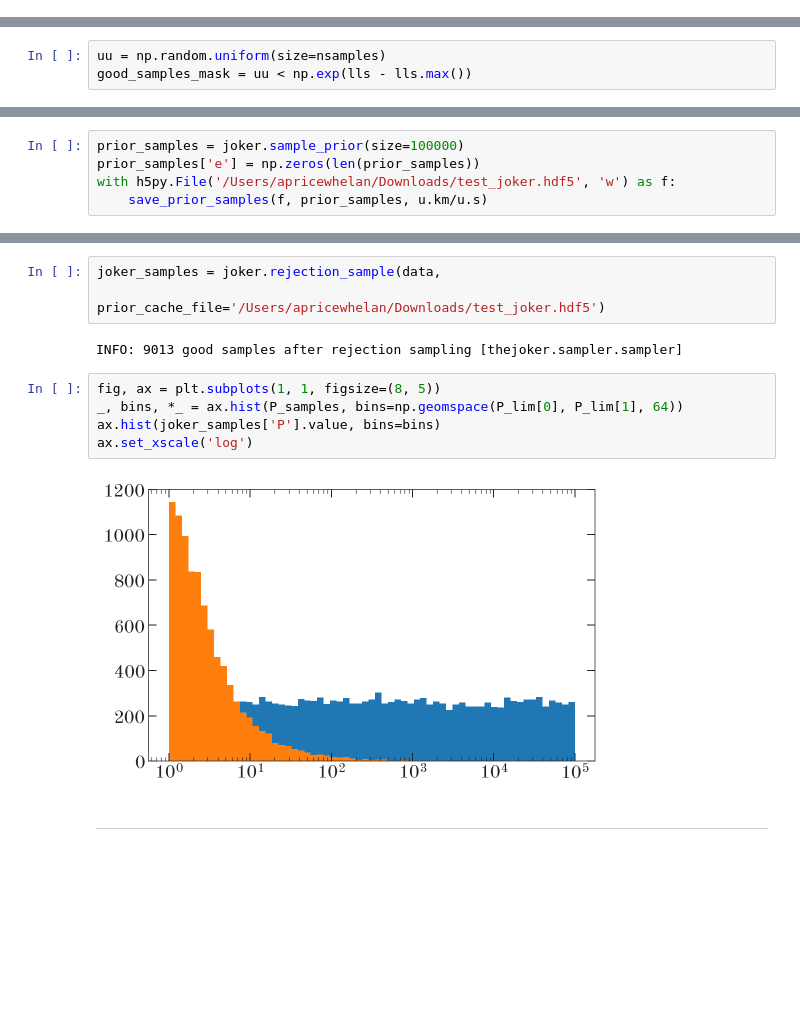
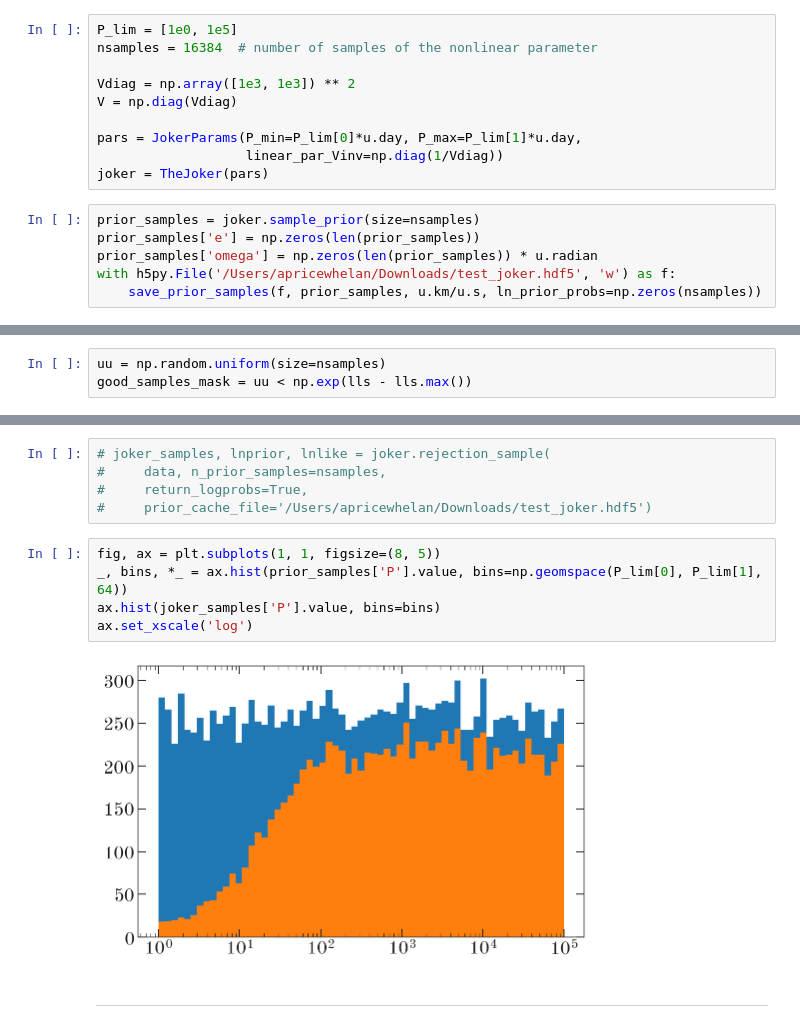
Before and after one commit to adrn/TheSimplestJoker, a Jupyter notebook: ConstCosSin-model.ipynb, the cells around one changed output, grey strips where cells are left out. Cells and saved outputs as stored; diff of their text form; blank space fills up the shorter version.

```diff
--- a/ConstCosSin-model.ipynb
+++ b/ConstCosSin-model.ipynb
@@ -8,3 +19,19 @@ from scipy.stats import multivariate_normal
+# %%
+P_lim = [1e0, 1e5]
+nsamples = 16384  # number of samples of the nonlinear parameter
+
+Vdiag = np.array([1e3, 1e3]) ** 2
+V = np.diag(Vdiag)
+
+pars = JokerParams(P_min=P_lim[0]*u.day, P_max=P_lim[1]*u.day,
+                   linear_par_Vinv=np.diag(1/Vdiag))
+joker = TheJoker(pars)
+# %%
+prior_samples = joker.sample_prior(size=nsamples)
+prior_samples['e'] = np.zeros(len(prior_samples))
+prior_samples['omega'] = np.zeros(len(prior_samples)) * u.radian
+with h5py.File('/Users/apricewhelan/Downloads/test_joker.hdf5', 'w') as f:
+    save_prior_samples(f, prior_samples, u.km/u.s, ln_prior_probs=np.zeros(nsamples))
 # %% [markdown]
 Make fake data:
 # %%
@@ -90,5 +115,0 @@ WARNING: ErfaWarning: ERFA function "taiutc" yielded 1 of "dubious year (Note 4)
-# %%
-prior_samples = joker.sample_prior(size=100000)
-prior_samples['e'] = np.zeros(len(prior_samples))
-with h5py.File('/Users/apricewhelan/Downloads/test_joker.hdf5', 'w') as f:
-    save_prior_samples(f, prior_samples, u.km/u.s)
@@ -95,15 +156,15 @@ with h5py.File('/Users/apricewhelan/Downloads/test_joker.hdf5', 'w') as f:
 # %%
-joker_samples = joker.rejection_sample(data,
-                                       prior_cache_file='/Users/apricewhelan/Downloads/test_joker.hdf5')
+# joker_samples, lnprior, lnlike = joker.rejection_sample(
+#     data, n_prior_samples=nsamples,
+#     return_logprobs=True,
+#     prior_cache_file='/Users/apricewhelan/Downloads/test_joker.hdf5')
-# %% [output]
-INFO: 9013 good samples after rejection sampling [thejoker.sampler.sampler]
 # %%
 fig, ax = plt.subplots(1, 1, figsize=(8, 5))
-_, bins, *_ = ax.hist(P_samples, bins=np.geomspace(P_lim[0], P_lim[1], 64))
+_, bins, *_ = ax.hist(prior_samples['P'].value, bins=np.geomspace(P_lim[0], P_lim[1], 64))
 ax.hist(joker_samples['P'].value, bins=bins)
 ax.set_xscale('log')
 # %% [output]
-[figure, old version]
+[figure, new version]
 # %% [markdown]
 ---
 # %%
```
Also changed, not shown: parts of 19 cells of this notebook.
